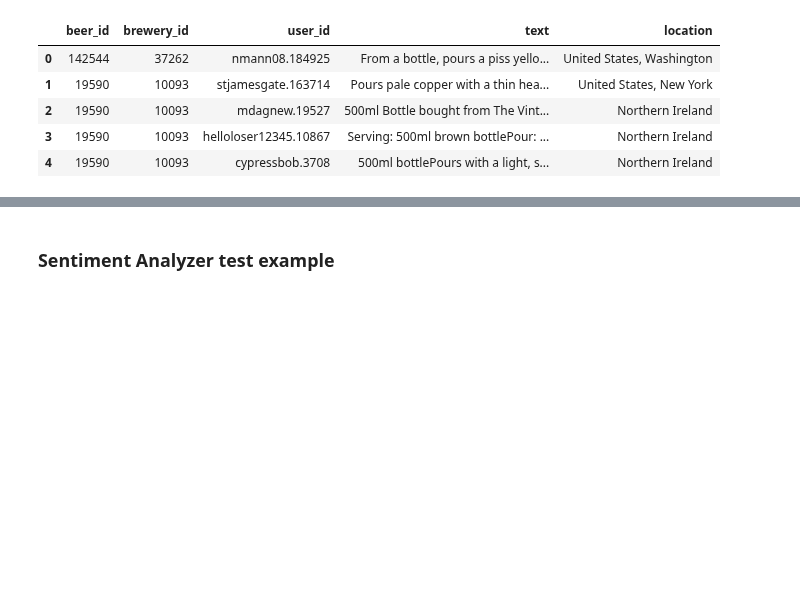
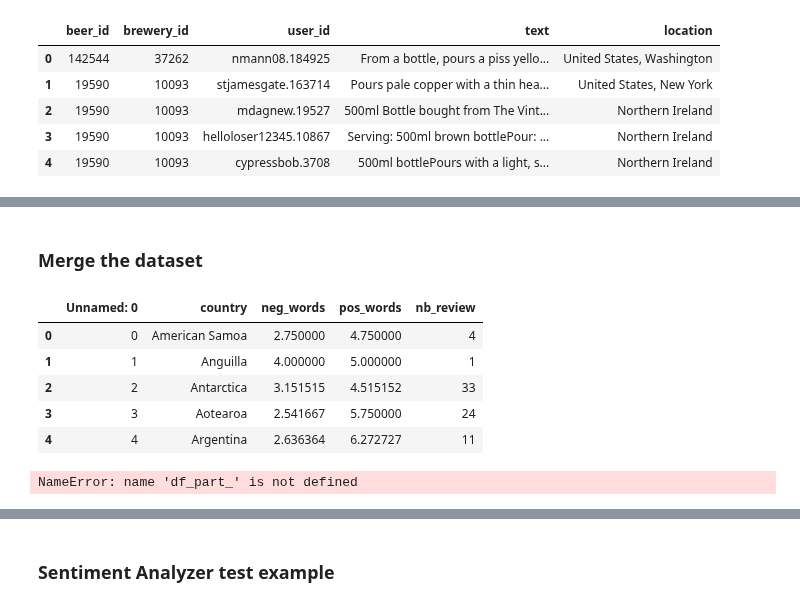
Before and after one commit to epfl-ada/ada-2022-project-hotchocolate, a Jupyter notebook: happyness.ipynb, the cells around one changed output, grey strips where cells are left out. Cells and saved outputs as stored; diff of their text form; code cells hidden in the pictures; blank space fills up the shorter version.

```diff
--- a/happyness.ipynb
+++ b/happyness.ipynb
@@ -235,0 +234,41 @@ for country, group in country_groups:
+# %% [markdown]
+### Merge the dataset
+# %%
+#df_rev_low = df_rev.loc[:100000, :]
+
+df_part_0 = pd.read_csv(advBeer_root +  'BeerAdvocate_pos_neg_words_analysis_part_0.csv')
+df_part_1 = pd.read_csv(advBeer_root +  'BeerAdvocate_pos_neg_words_analysis_part_1.csv')
+df_part_2 = pd.read_csv(advBeer_root +  'BeerAdvocate_pos_neg_words_analysis_part_2.csv')
+df_part_3 = pd.read_csv(advBeer_root +  'BeerAdvocate_pos_neg_words_analysis_part_3.csv')
+df_part_4 = pd.read_csv(advBeer_root +  'BeerAdvocate_pos_neg_words_analysis_part_4.csv')
+df_part_5 = pd.read_csv(advBeer_root +  'BeerAdvocate_pos_neg_words_analysis_part_5.csv')
+df_part_6 = pd.read_csv(advBeer_root +  'BeerAdvocate_pos_neg_words_analysis_part_6.csv')
+df_part_7 = pd.read_csv(advBeer_root +  'BeerAdvocate_pos_neg_words_analysis_part_7.csv')
+df_part_8 = pd.read_csv(advBeer_root +  'BeerAdvocate_pos_neg_words_analysis_part_8.csv')
+df_part_9 = pd.read_csv(advBeer_root +  'BeerAdvocate_pos_neg_words_analysis_part_9.csv')
+df_part_10 = pd.read_csv(advBeer_root +  'BeerAdvocate_pos_neg_words_analysis_part_10.csv')
+# %%
+df_part_0.head()
+# %% [output]
+|  | Unnamed: 0 | country | neg_words | pos_words | nb_review |
+| 0 | 0 | American Samoa | 2.750000 | 4.750000 | 4 |
+| 1 | 1 | Anguilla | 4.000000 | 5.000000 | 1 |
+| 2 | 2 | Antarctica | 3.151515 | 4.515152 | 33 |
+| 3 | 3 | Aotearoa | 2.541667 | 5.750000 | 24 |
+| 4 | 4 | Argentina | 2.636364 | 6.272727 | 11 |
+# %%
+for csv_count in range(0,11):
+    #print(f'{df_part_} + {csv_count}')
+    #print(df_part_0.shape)
+    print(df_part_1.shape)
+    print(df_part_2.shape)
+    print(df_part_3.shape)
+    print(df_part_4.shape)
+    print(df_part_5.shape)
+    print(df_part_6.shape)
+    print(df_part_7.shape)
+    print(df_part_8.shape)
+    print(df_part_9.shape)
+    print(df_part_10.shape)
+# %% [output]
+NameError: name 'df_part_' is not defined
```
Also changed, not shown: parts of 46 cells of this notebook.
